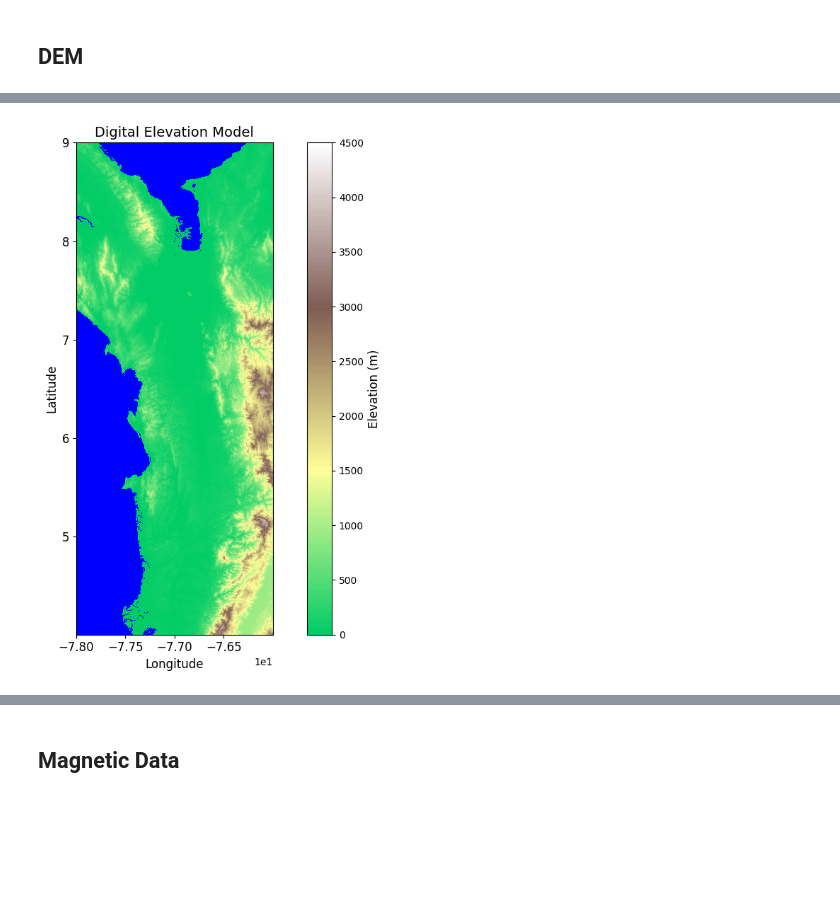
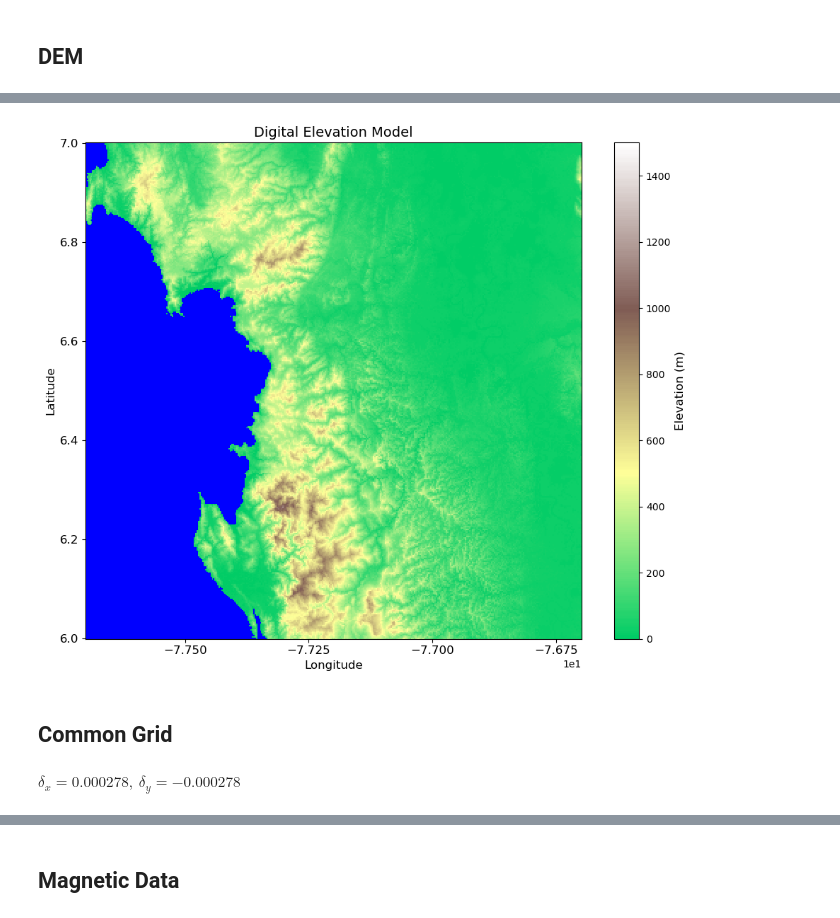
Before and after one commit to AppliedMechanics-EAFIT/lineament_detection, a Jupyter notebook: notebooks/collecting.ipynb, the cells around one changed output, grey strips where cells are left out. Saved outputs shown, nothing was run; the diff lists cells and outputs as text; code cells hidden in the pictures; blank space fills up the shorter version.

Commit message:
🖌️ Update collecting.ipynb
Commond data mask, Commom grid, Multiband tiff and Combine Geology with multiband tiff.

```diff
--- a/notebooks/collecting.ipynb
+++ b/notebooks/collecting.ipynb
@@ -29,0 +39,22 @@ topography;
+# %%
+mask_path = os.path.join(output_dir, "masks", "mask_of_gravity_data.shp")
+gdf_mask = gpd.read_file(mask_path)
+gdf_mask = gdf_mask.to_crs("EPSG:4326")  # ajusta si tu DEM usa otro CRS
+
+dem_path = data_dir + '/DEM/combined_dem_pacifico.tif' # DTM taken from planetarycomputer.microsoft.com
+topography = rioxarray.open_rasterio(dem_path)
+
+topography_masked = topography.rio.clip(
+    gdf_mask.geometry,
+    gdf_mask.crs,
+    drop=True,
+    invert=False
+)
+
+raster_plotting.plot_raster_data(
+    topography_masked.x,
+    topography_masked.y,
+    topography_masked[0],
+    sampling=10,
+    data_type='DEM', vmax=1500
+)
@@ -30,10 +65,10 @@ topography;
 # %%
-sampling = 5
-# region = (-77.3, -76.5, 6.6, 6)
-topography_subsampled = topography.isel(x=slice(None, None, sampling), y=slice(None, None, sampling))
-# topography_subsampled = topography_subsampled.sel(x=slice(*region[:2]), y=slice(*region[2:]))
-topography_subsampled;
+region = (-77.7, -76.7, 7, 6)
+topography_region = topography_masked.sel(x=slice(*region[:2]), y=slice(*region[2:]))
+topography_region;
 # %%
-raster_plotting.plot_raster_data(topography_subsampled.x, topography_subsampled.y, topography_subsampled.band_data[0], data_type='DEM')
+raster_plotting.plot_raster_data(topography_region.x, topography_region.y, topography_region[0], data_type='DEM', vmax=1500, sampling=10)
 # %% [output]
-[figure, old version]
+[figure, new version]
+# %% [markdown]
+## Common Grid
@@ -39,0 +77,4 @@ raster_plotting.plot_raster_data(topography_subsampled.x, topography_subsampled.
+# %%
+display(Math(f"\\delta_x = {np.diff(topography_masked.x).mean():.6f},\\ \\delta_y = {np.diff(topography_masked.y).mean():.6f}"))
+# %% [output]
+$\displaystyle \delta_x = 0.000278,\ \delta_y = -0.000278$
```
Also changed, not shown: parts of 61 cells of this notebook.
